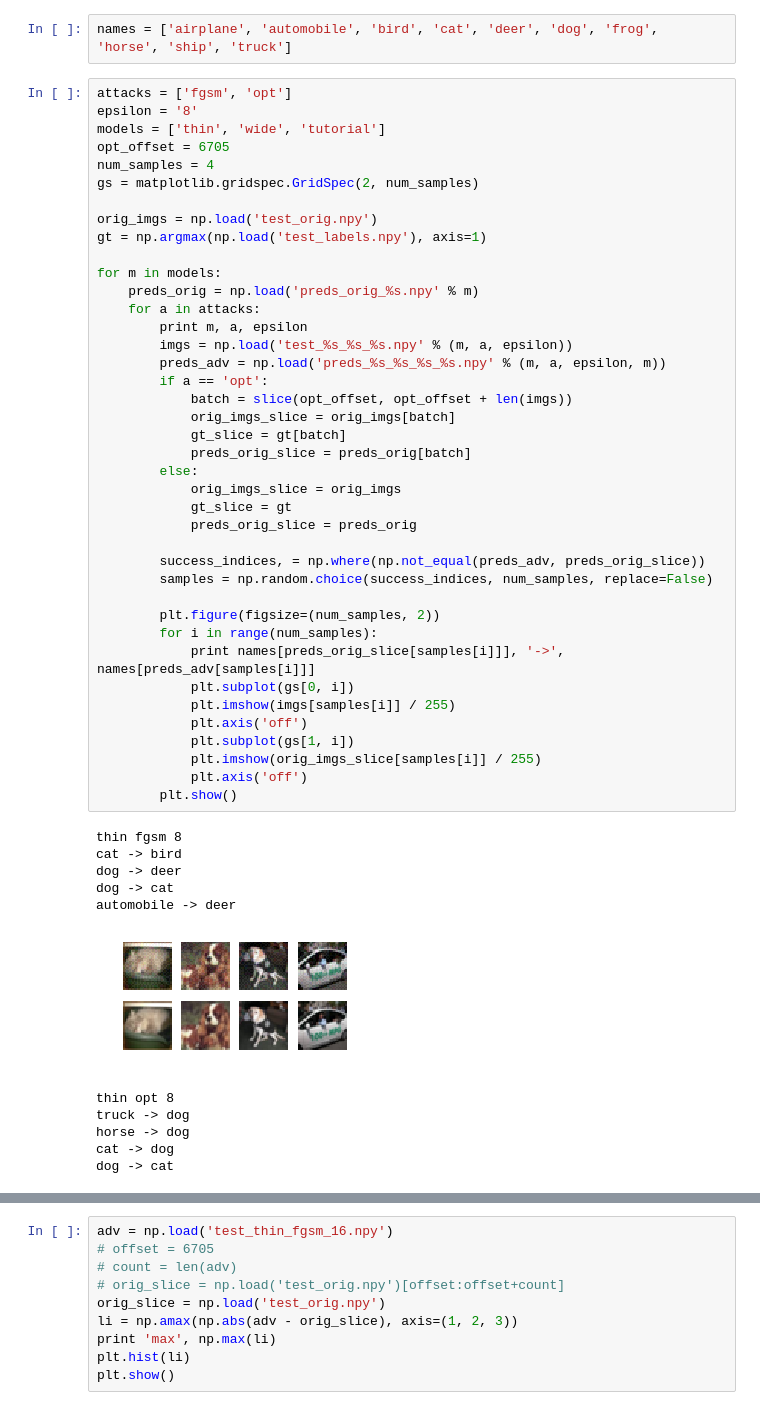
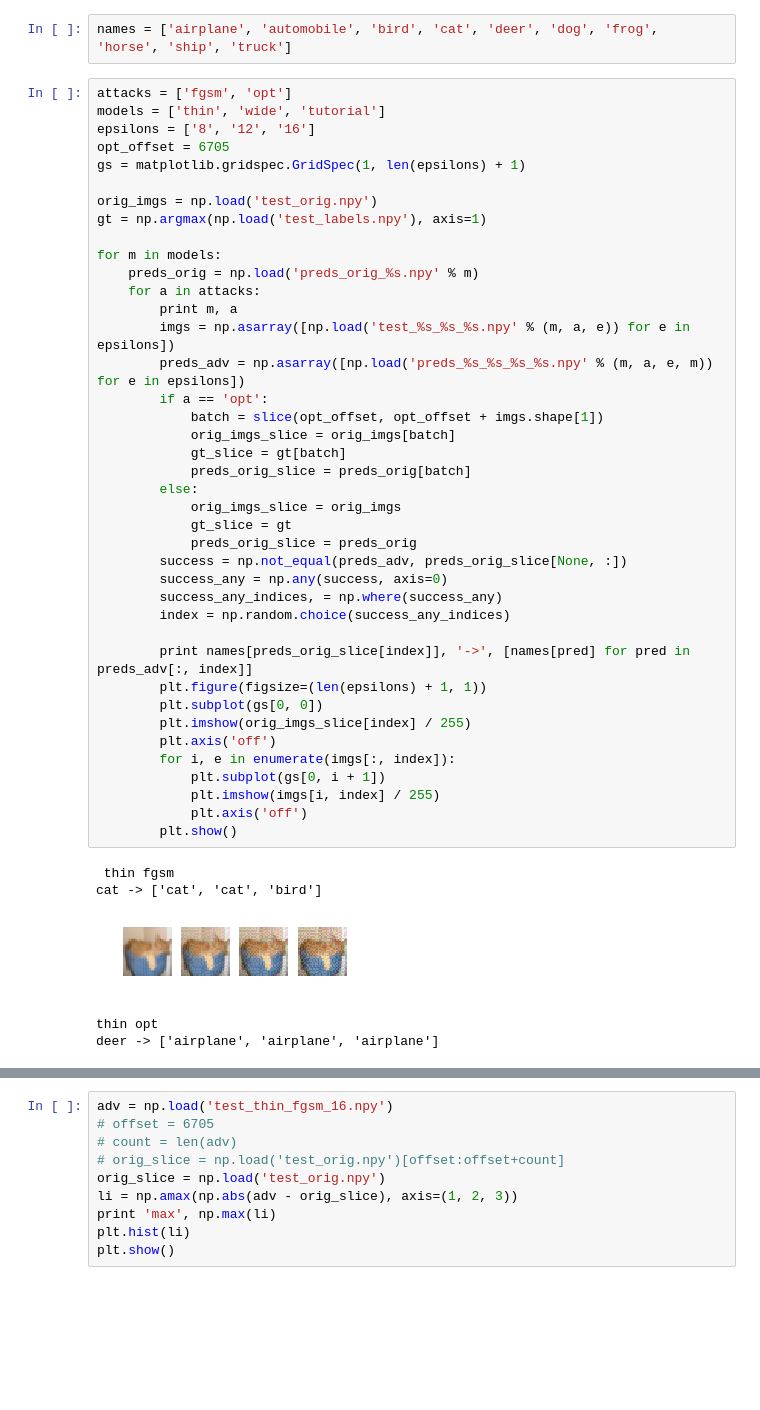
Before and after one commit to sunblaze-ucb/blackbox-attacks, a Jupyter notebook: view_test.ipynb, the cells around one changed output, grey strips where cells are left out. Drawn from its saved outputs; the diff is of its cells as text; blank space fills up the shorter version.

Commit message:
reformatted sample images

```diff
--- a/view_test.ipynb
+++ b/view_test.ipynb
@@ -6,53 +6,47 @@ import matplotlib.pyplot as plt
 names = ['airplane', 'automobile', 'bird', 'cat', 'deer', 'dog', 'frog', 'horse', 'ship', 'truck']
 # %%
 attacks = ['fgsm', 'opt']
-epsilon = '8'
 models = ['thin', 'wide', 'tutorial']
+epsilons = ['8', '12', '16']
 opt_offset = 6705
-num_samples = 4
-gs = matplotlib.gridspec.GridSpec(2, num_samples)
+gs = matplotlib.gridspec.GridSpec(1, len(epsilons) + 1)
 
 orig_imgs = np.load('test_orig.npy')
 gt = np.argmax(np.load('test_labels.npy'), axis=1)
 
 for m in models:
     preds_orig = np.load('preds_orig_%s.npy' % m)
     for a in attacks:
-        print m, a, epsilon
-        imgs = np.load('test_%s_%s_%s.npy' % (m, a, epsilon))
-        preds_adv = np.load('preds_%s_%s_%s_%s.npy' % (m, a, epsilon, m))
+        print m, a
+        imgs = np.asarray([np.load('test_%s_%s_%s.npy' % (m, a, e)) for e in epsilons])
+        preds_adv = np.asarray([np.load('preds_%s_%s_%s_%s.npy' % (m, a, e, m)) for e in epsilons])
         if a == 'opt':
-            batch = slice(opt_offset, opt_offset + len(imgs))
+            batch = slice(opt_offset, opt_offset + imgs.shape[1])
             orig_imgs_slice = orig_imgs[batch]
             gt_slice = gt[batch]
             preds_orig_slice = preds_orig[batch]
         else:
             orig_imgs_slice = orig_imgs
             gt_slice = gt
             preds_orig_slice = preds_orig
+        success = np.not_equal(preds_adv, preds_orig_slice[None, :])
+        success_any = np.any(success, axis=0)
+        success_any_indices, = np.where(success_any)
+        index = np.random.choice(success_any_indices)
 
-        success_indices, = np.where(np.not_equal(preds_adv, preds_orig_slice))
-        samples = np.random.choice(success_indices, num_samples, replace=False)
-
-        plt.figure(figsize=(num_samples, 2))
-        for i in range(num_samples):
-            print names[preds_orig_slice[samples[i]]], '->', names[preds_adv[samples[i]]]
-            plt.subplot(gs[0, i])
-            plt.imshow(imgs[samples[i]] / 255)
-            plt.axis('off')
-            plt.subplot(gs[1, i])
-            plt.imshow(orig_imgs_slice[samples[i]] / 255)
+        print names[preds_orig_slice[index]], '->', [names[pred] for pred in preds_adv[:, index]]
+        plt.figure(figsize=(len(epsilons) + 1, 1))
+        plt.subplot(gs[0, 0])
+        plt.imshow(orig_imgs_slice[index] / 255)
+        plt.axis('off')
+        for i, e in enumerate(imgs[:, index]):
+            plt.subplot(gs[0, i + 1])
+            plt.imshow(imgs[i, index] / 255)
             plt.axis('off')
         plt.show()
 # %% [output]
-thin fgsm 8
-cat -> bird
-dog -> deer
-dog -> cat
-automobile -> deer
+ thin fgsm
+cat -> ['cat', 'cat', 'bird']
-[figure, old version]
+[figure, new version]
-thin opt 8
-truck -> dog
-horse -> dog
-cat -> dog
-dog -> cat
+thin opt
+deer -> ['airplane', 'airplane', 'airplane']
```
Also changed, not shown: parts of 1 cell of this notebook.
